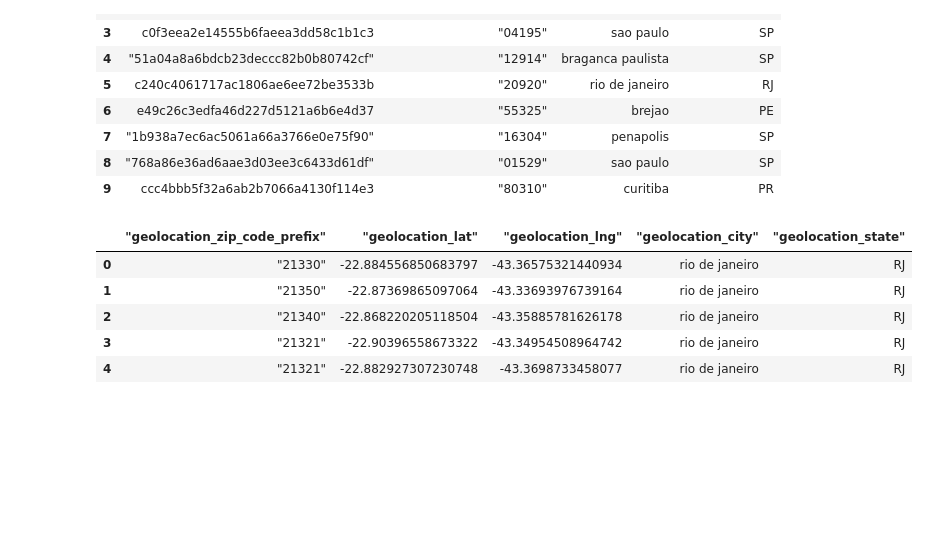
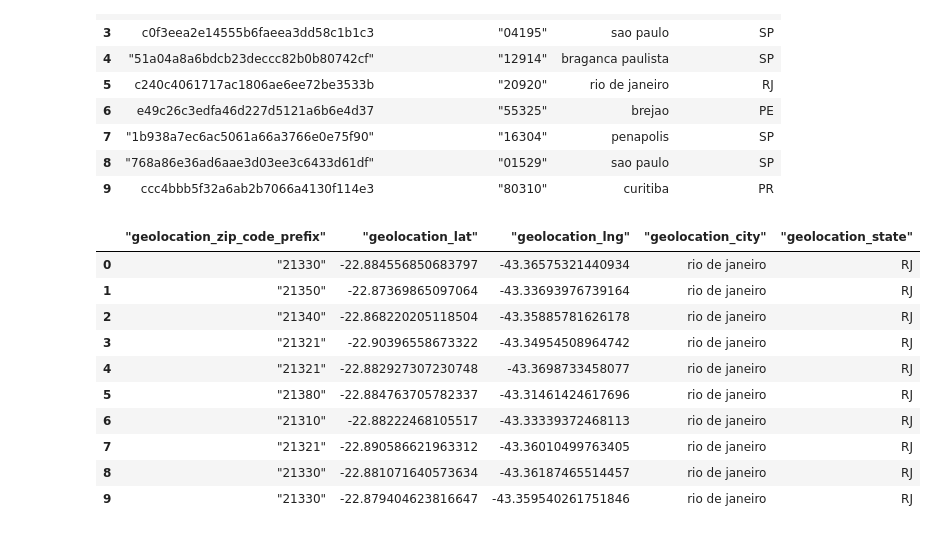
Before and after one commit to ISAAC-Neumoton/CodeAlpha_DataAnalysis, a Jupyter notebook: TASK1_ETL/load.ipynb, the cells around one changed output. Saved outputs shown, nothing was run; the diff lists cells and outputs as text; code cells hidden in the pictures; blank space fills up the shorter version.

```diff
--- a/TASK1_ETL/load.ipynb
+++ b/TASK1_ETL/load.ipynb
@@ -91,14 +96,19 @@ sellers.head(10)
 | 9 | ccc4bbb5f32a6ab2b7066a4130f114e3 | "80310" | curitiba | PR |
 # %%
 # load the geolocation table
-geolocation.head()
+geolocation.head(10)
 # %% [output]
 |  | "geolocation_zip_code_prefix" | "geolocation_lat" | "geolocation_lng" | "geolocation_city" | "geolocation_state" |
 | 0 | "21330" | -22.884556850683797 | -43.36575321440934 | rio de janeiro | RJ |
 | 1 | "21350" | -22.87369865097064 | -43.33693976739164 | rio de janeiro | RJ |
 | 2 | "21340" | -22.868220205118504 | -43.35885781626178 | rio de janeiro | RJ |
 | 3 | "21321" | -22.90396558673322 | -43.34954508964742 | rio de janeiro | RJ |
 | 4 | "21321" | -22.882927307230748 | -43.3698733458077 | rio de janeiro | RJ |
+| 5 | "21380" | -22.884763705782337 | -43.31461424617696 | rio de janeiro | RJ |
+| 6 | "21310" | -22.88222468105517 | -43.33339372468113 | rio de janeiro | RJ |
+| 7 | "21321" | -22.890586621963312 | -43.36010499763405 | rio de janeiro | RJ |
+| 8 | "21330" | -22.881071640573634 | -43.36187465514457 | rio de janeiro | RJ |
+| 9 | "21330" | -22.879404623816647 | -43.359540261751846 | rio de janeiro | RJ |
 # %%
 # load the product table
 products.head(10)
```
Also changed, not shown: parts of 5 cells of this notebook, 1 other file.
